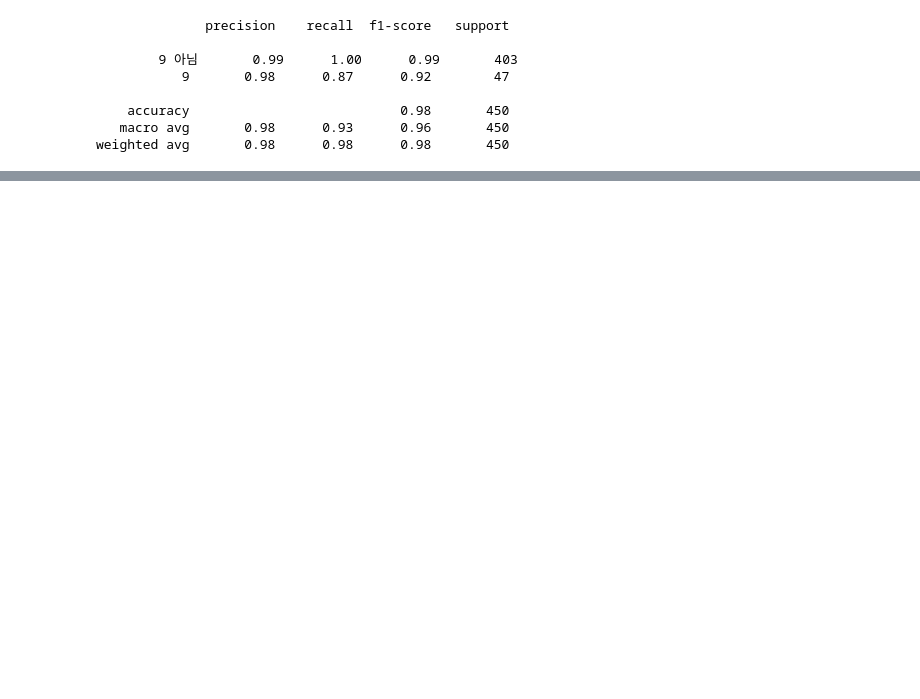
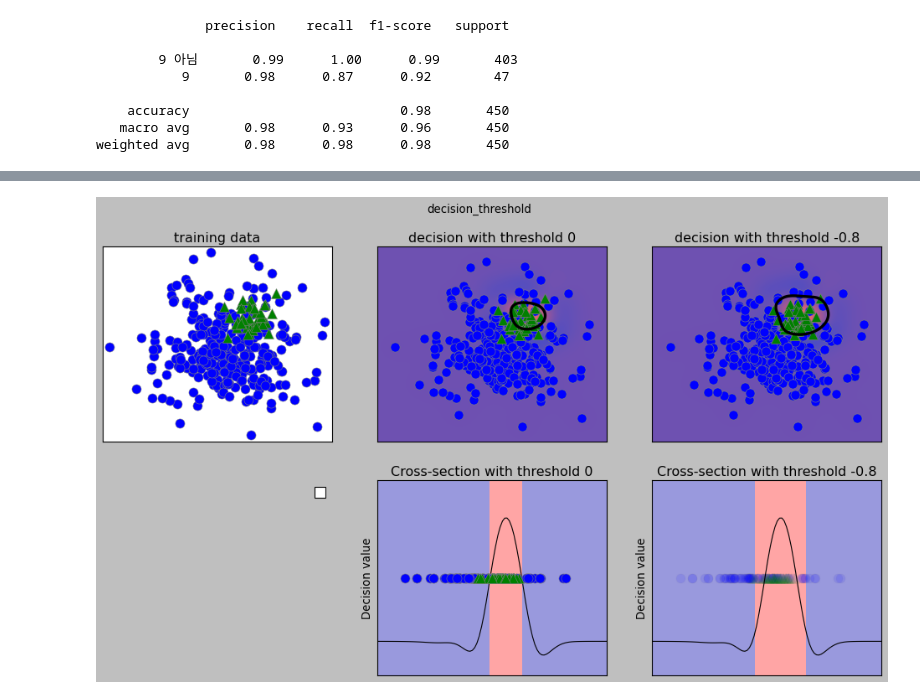
Before and after one commit to Hosung-Ahn/IntroducingML, a Jupyter notebook: Chapter5-model accuracy, model selection/평가 지표와 측정.ipynb, the cells around one changed output, grey strips where cells are left out. Saved outputs shown, nothing was run; the diff lists cells and outputs as text; code cells hidden in the pictures; blank space fills up the shorter version.

```diff
--- a/Chapter5-model accuracy, model selection/평가 지표와 측정.ipynb
+++ b/Chapter5-model accuracy, model selection/평가 지표와 측정.ipynb
@@ -173,0 +184,4 @@ weighted avg       0.98      0.98      0.98       450
+# %%
+mglearn.plots.plot_decision_threshold()
+# %% [output]
+[figure, added]
```
Also changed, not shown: parts of 8 cells of this notebook, 1 other file.
